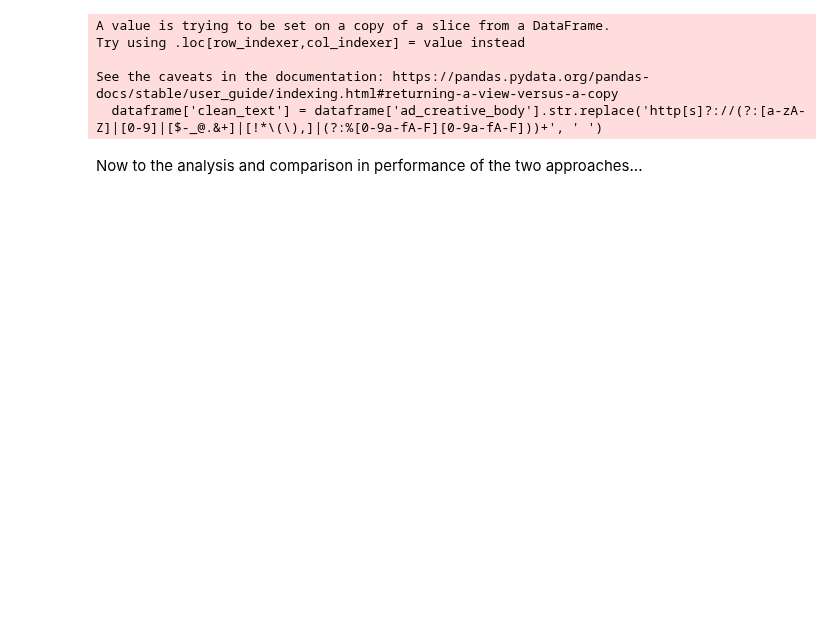
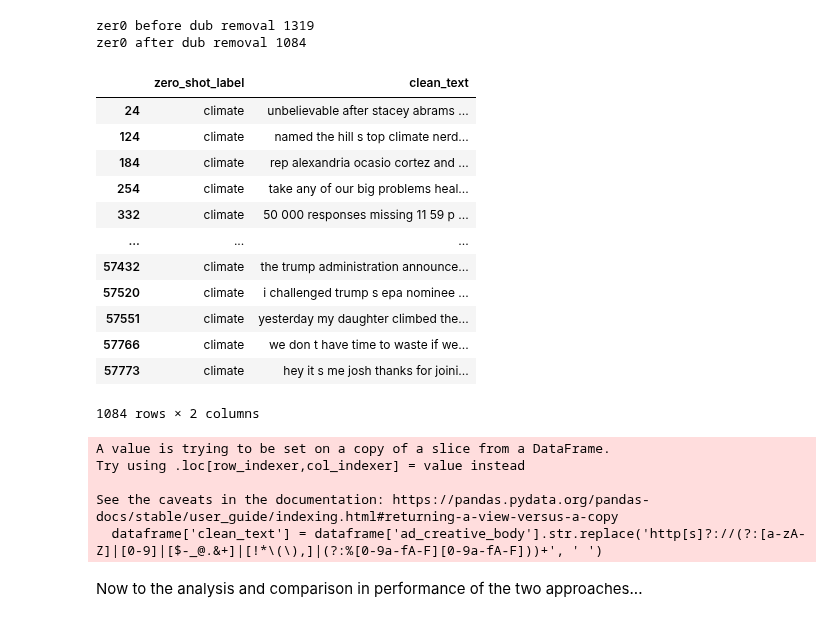
Before and after one commit to lrnz-asnprs/political-ad-api, a Jupyter notebook: zeroshot_vs_keywords.ipynb, the cells around one changed output. Drawn from its saved outputs; the diff is of its cells as text; code cells hidden in the pictures; blank space fills up the shorter version.

```diff
--- a/zeroshot_vs_keywords.ipynb
+++ b/zeroshot_vs_keywords.ipynb
@@ -31,7 +32,30 @@ climate_zeroshot_labels = ['climate', 'environment',
 
 zeroshot_cleaned = zeroshot_cleaned[zeroshot_cleaned['zero_shot_label'].isin(climate_zeroshot_labels) == True]
 
+print("zer0 before dub removal", len(zeroshot_cleaned))
+
 zeroshot_cleaned = zeroshot_cleaned[zeroshot_cleaned.clean_text.duplicated()==False]
+
+print("zer0 after dub removal", len(zeroshot_cleaned))
+# %% [output]
+zer0 before dub removal 1319
+zer0 after dub removal 1084
+# %%
+zeroshot_cleaned
+# %% [output]
+|  | zero_shot_label | clean_text |
+| 24 | climate | unbelievable after stacey abrams ... |
+| 124 | climate | named the hill s top climate nerd... |
+| 184 | climate | rep alexandria ocasio cortez and ... |
+| 254 | climate | take any of our big problems heal... |
+| 332 | climate | 50 000 responses missing 11 59 p ... |
+| ... | ... | ... |
+| 57432 | climate | the trump administration announce... |
+| 57520 | climate | i challenged trump s epa nominee ... |
+| 57551 | climate | yesterday my daughter climbed the... |
+| 57766 | climate | we don t have time to waste if we... |
+| 57773 | climate | hey it s me josh thanks for joini... |
+1084 rows × 2 columns
 # %%
 # Adding preprocessing steps to the dataset
 NaNFree = df[df.ad_creative_body.isna()==False]
```
Also changed, not shown: parts of 5 cells of this notebook, 1 other file.
